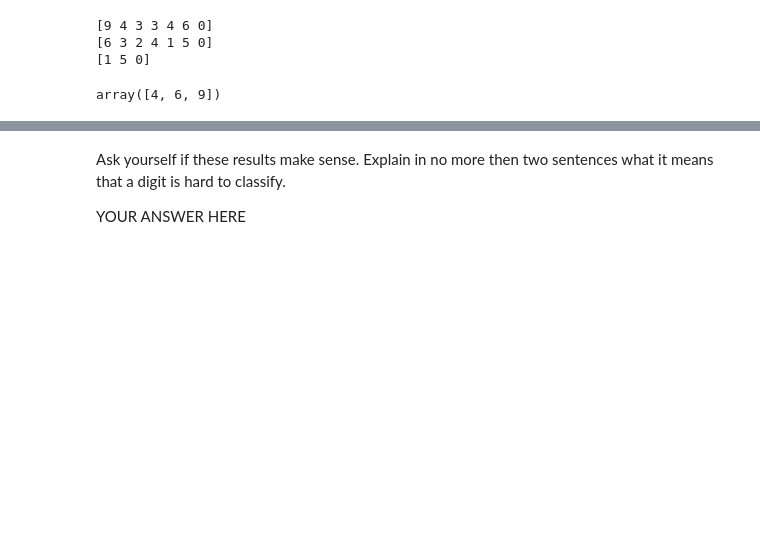
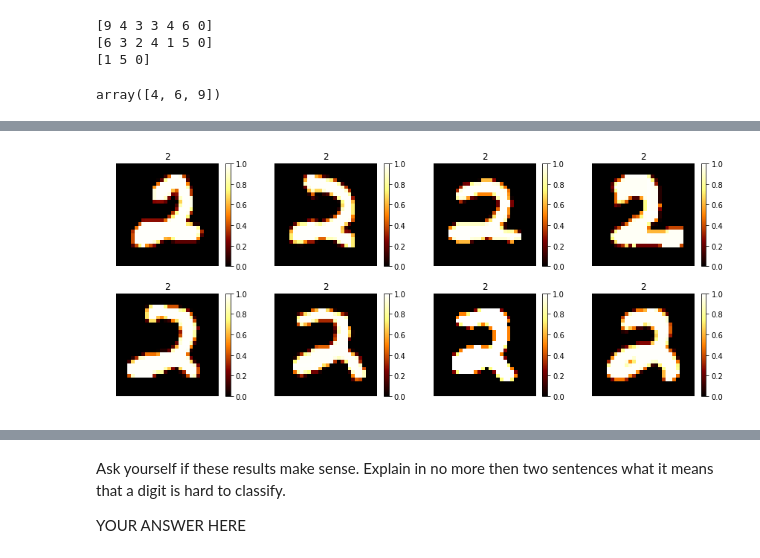
Before and after one commit to Curlykonda/machine-learning-1, a Jupyter notebook: lab2/lab2-wip.ipynb, the cells around one changed output, grey strips where cells are left out. Cells and saved outputs as stored; diff of their text form; code cells hidden in the pictures; blank space fills up the shorter version.

```diff
--- a/lab2/lab2-wip.ipynb
+++ b/lab2/lab2-wip.ipynb
@@ -667,0 +671,22 @@ plot_digits(lowest_sorted_img, 4)
+# %%
+def get_n_most_likely(x_valid, t_valid, w, b, n=-8):
+    '''
+    If n is negative, this will get the n most likely,
+    if n is positive, it will get the n least likely images (hardest to recognize)
+    '''
+    logp_valid = log_likelihood_of_dataset(x_valid, t_valid, w, b, aggregate=False)
+
+    if n < 0:
+        highest_indices = np.argpartition(logp_valid, n)[n:]
+    elif n > 0:
+        highest_indices = np.argpartition(logp_valid, n)[:n]
+    else:
+        raise Exception('n should not be 0')
+    highest_logp = logp_valid[highest_indices]
+
+    easiest_imgs, easiest_targets = x_valid[highest_indices], t_valid[highest_indices]
+
+    sorted_indices = np.argsort(highest_logp)
+    sorted_imgs, sorted_targets = easiest_imgs[sorted_indices], easiest_targets[sorted_indices]
+
+    return sorted_imgs, sorted_targets
@@ -667,0 +702,8 @@ plot_digits(lowest_sorted_img, 4)
+# %%
+sorted_imgs, sorted_targets = get_n_most_likely(x_valid, t_valid, w, b, n=-8)
+
+plt.figure(figsize(12,5))
+plot_digits_with_cmap(sorted_imgs, 4, targets=sorted_targets, cmap='afmhot')
+plt.show()
+# %% [output]
+[figure, added]
```
Also changed, not shown: parts of 14 cells of this notebook.
